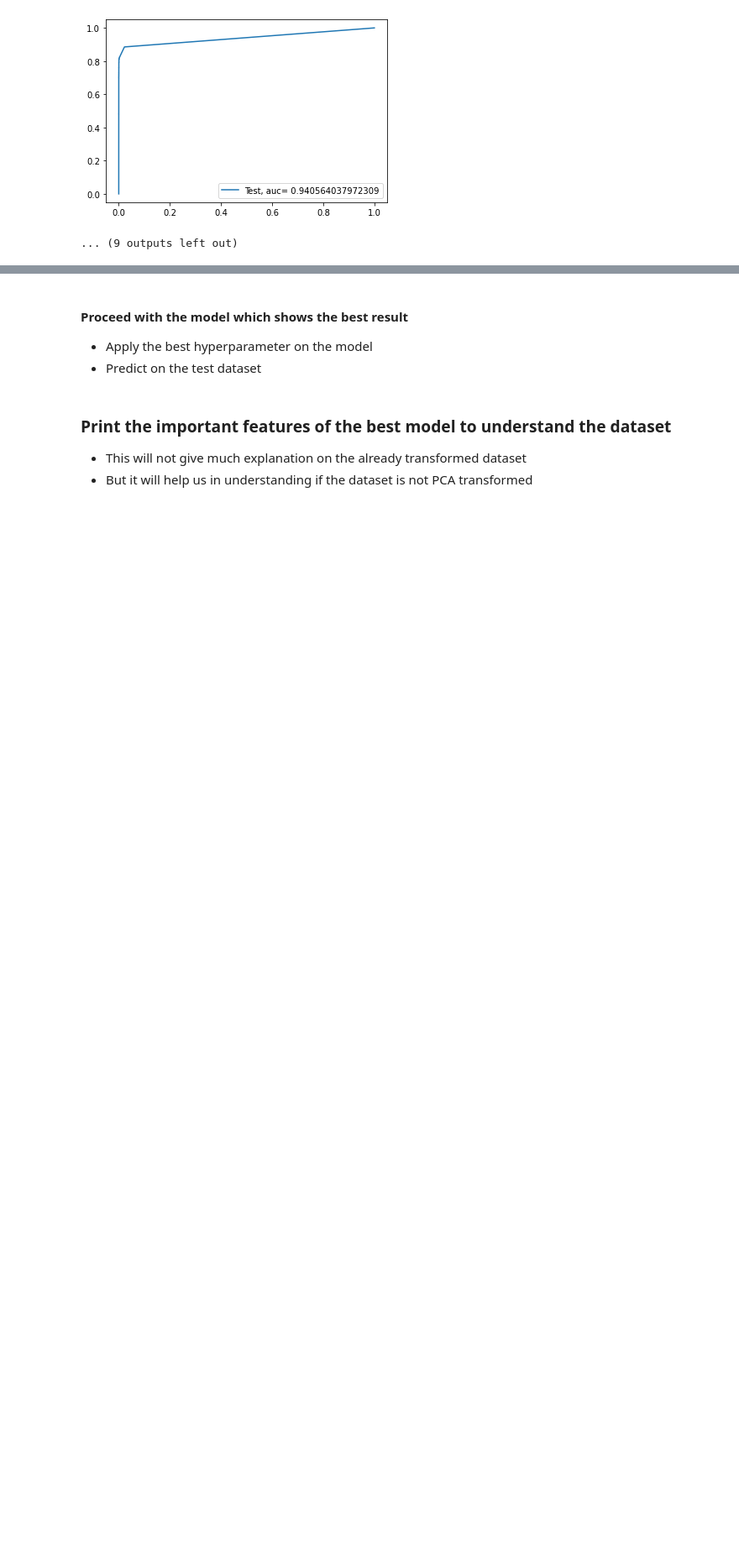
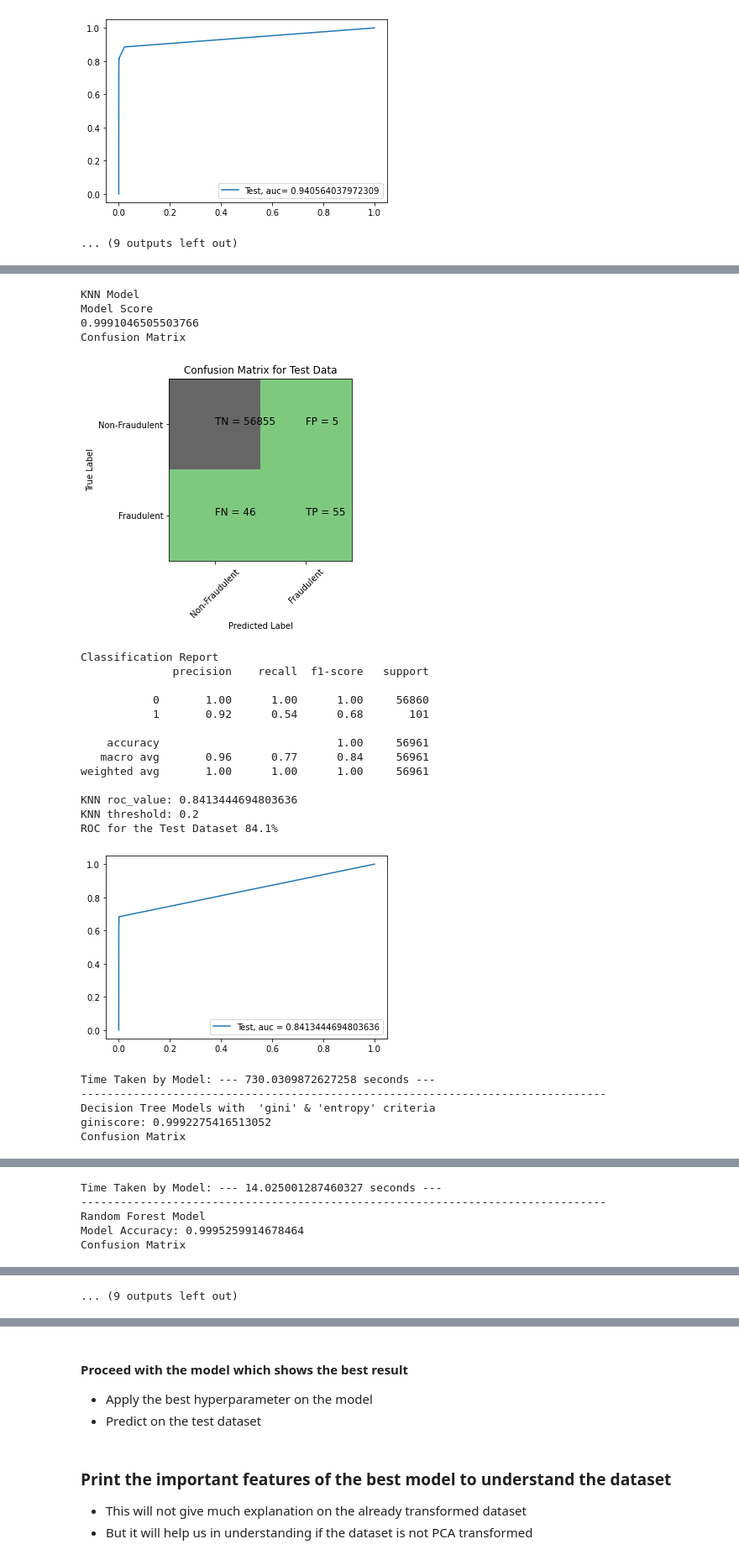
Before and after one commit to RahulAgre/CC_FraudDetection_Capstone, a Jupyter notebook: Credit_card_fraud_detection_CapstoneProject.ipynb, the cells around one changed output, grey strips where cells are left out. Shown at 84% size. Drawn from its saved outputs; the diff is of its cells as text; code cells hidden in the pictures; blank space fills up the shorter version.

Commit message:
Running all models on RepeatedKFold

```diff
--- a/Credit_card_fraud_detection_CapstoneProject.ipynb
+++ b/Credit_card_fraud_detection_CapstoneProject.ipynb
@@ -950,0 +953,59 @@ ROC for the Test Dataset 94.1%
+# %%
+#Run KNN Model
+print("KNN Model")
+start_time = time.time()
+df_Results = KNN_Models(df_Results,"RepeatedKFold Cross Validation",X_train_cv,y_train_cv, X_test_cv, y_test_cv)
+print("Time Taken by Model: --- %s seconds ---" % (time.time() - start_time))
+print('-'*80 )
+
+#Run Decision Tree Models with  'gini' & 'entropy' criteria
+print("Decision Tree Models with  'gini' & 'entropy' criteria")
+start_time = time.time()
+df_Results = DecisionTree_Model(df_Results,"RepeatedKFold Cross Validation",X_train_cv,y_train_cv, X_test_cv, y_test_cv)
+print("Time Taken by Model: --- %s seconds ---" % (time.time() - start_time))
+print('-'*80 )
+
+#Run Random Forest Model
+print("Random Forest Model")
+start_time = time.time()
+df_Results = RandomForest_Model(df_Results,"RepeatedKFold Cross Validation",X_train_cv,y_train_cv, X_test_cv, y_test_cv)
+print("Time Taken by Model: --- %s seconds ---" % (time.time() - start_time))
+print('-'*80 )
+
+#Run XGBoost Model
+print("XGBoost Model")
+start_time = time.time()
+df_Results = XGBoost_Model(df_Results,"RepeatedKFold Cross Validation",X_train_cv,y_train_cv, X_test_cv, y_test_cv)
+print("Time Taken by Model: --- %s seconds ---" % (time.time() - start_time))
+print('-'*80 )
+
+#Run SVM Model with Sigmoid Kernel
+print("SVM Model with Sigmoid Kernel")
+start_time = time.time()
+df_Results = SVM_Model(df_Results,"RepeatedKFold Cross Validation",X_train_cv,y_train_cv, X_test_cv, y_test_cv)
+print("Time Taken by Model: --- %s seconds ---" % (time.time() - start_time))
+# %% [output]
+KNN Model
+Model Score
+0.9991046505503766
+Confusion Matrix
+[figure, added]
+Classification Report
+              precision    recall  f1-score   support
+
+           0       1.00      1.00      1.00     56860
+           1       0.92      0.54      0.68       101
+
+    accuracy                           1.00     56961
+   macro avg       0.96      0.77      0.84     56961
+weighted avg       1.00      1.00      1.00     56961
+
+KNN roc_value: 0.8413444694803636
+KNN threshold: 0.2
+ROC for the Test Dataset 84.1%
+[figure, added]
+Time Taken by Model: --- 730.0309872627258 seconds ---
+--------------------------------------------------------------------------------
+Decision Tree Models with  'gini' & 'entropy' criteria
+giniscore: 0.9992275416513052
+Confusion Matrix
@@ -950,0 +1027,5 @@ ROC for the Test Dataset 94.1%
+Time Taken by Model: --- 14.025001287460327 seconds ---
+--------------------------------------------------------------------------------
+Random Forest Model
+Model Accuracy: 0.9995259914678464
+Confusion Matrix
@@ -950,0 +1047 @@ ROC for the Test Dataset 94.1%
+... (9 outputs left out)
```
Also changed, not shown: parts of 4 cells of this notebook.
